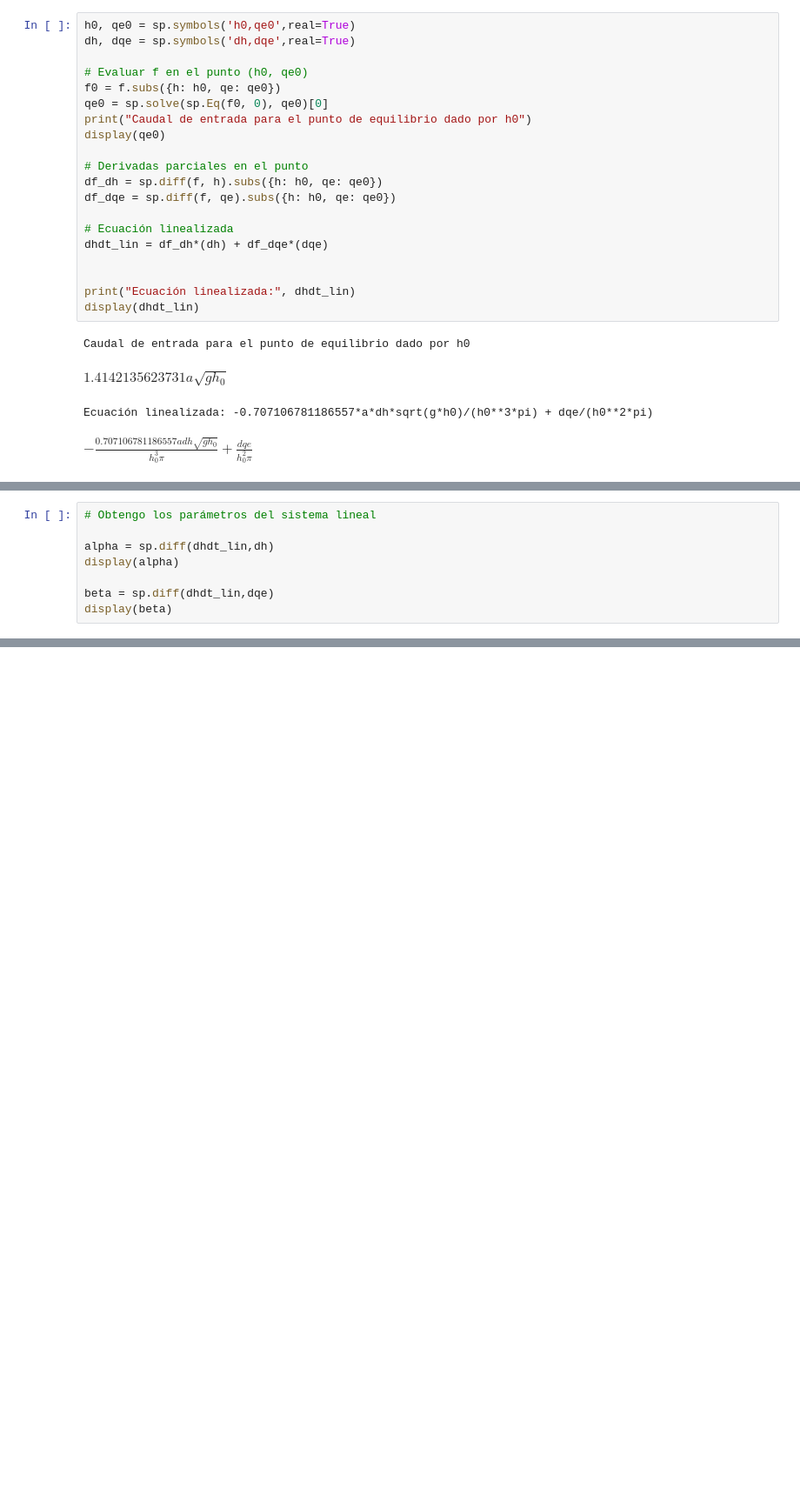
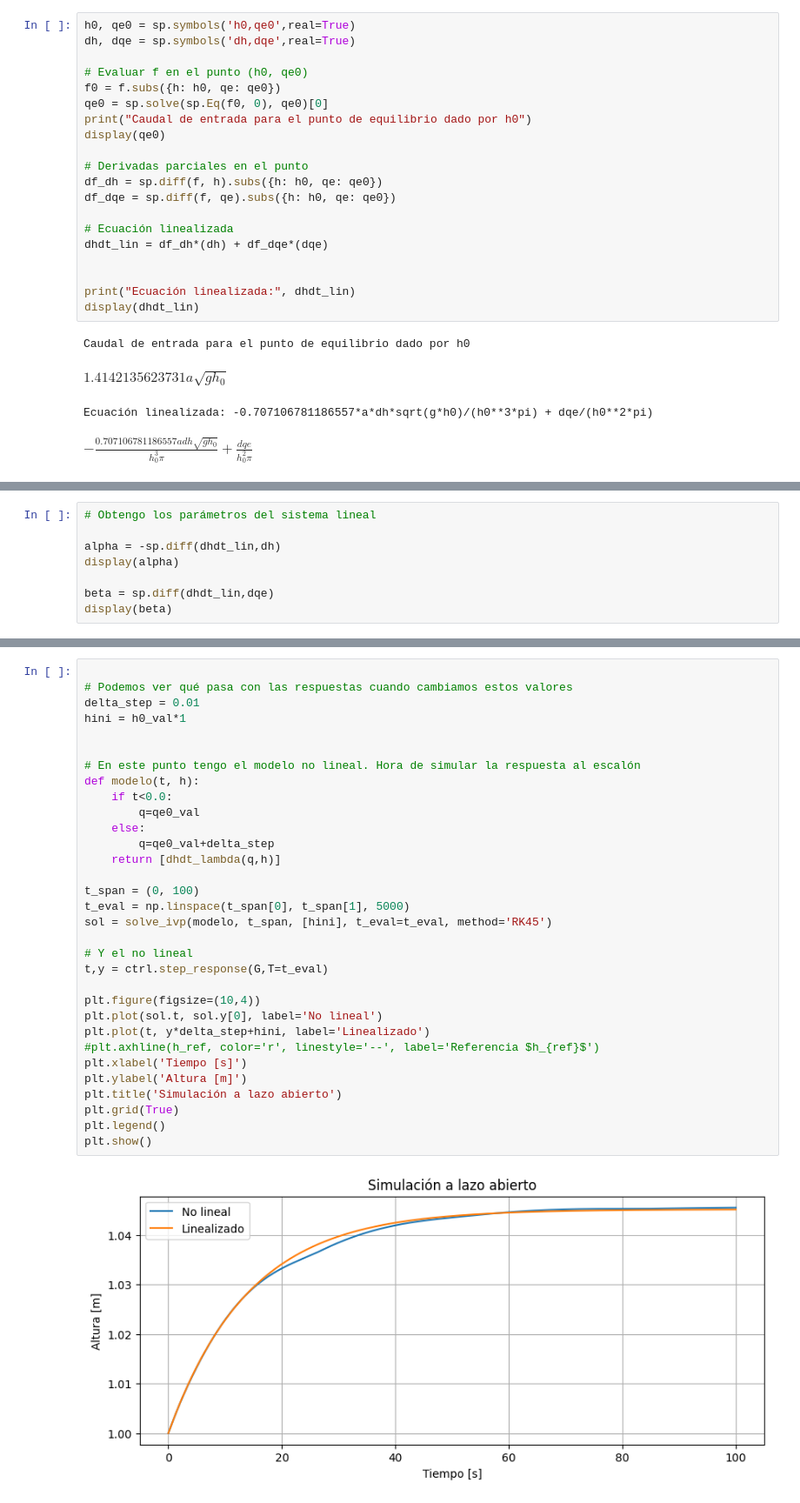
Before and after one commit to pgonfiuba/ica, a Jupyter notebook: 0. Introduccion/control_tanque_conico.ipynb, the cells around one changed output, grey strips where cells are left out. Shown at 87% size. Drawn from its saved outputs; the diff is of its cells as text; blank space fills up the shorter version.

```diff
--- a/0. Introduccion/control_tanque_conico.ipynb
+++ b/0. Introduccion/control_tanque_conico.ipynb
@@ -76,7 +83,7 @@ $\displaystyle - \frac{0.707106781186557 a dh \sqrt{g h_{0}}}{h_{0}^{3} \pi} + \
 # %%
 # Obtengo los parámetros del sistema lineal
 
-alpha = sp.diff(dhdt_lin,dh)
+alpha = -sp.diff(dhdt_lin,dh)
 display(alpha)
 
 beta = sp.diff(dhdt_lin,dqe)
@@ -86,0 +128,34 @@ $\displaystyle \frac{1}{h_{0}^{2} \pi}$
+# %%
+
+# Podemos ver qué pasa con las respuestas cuando cambiamos estos valores
+delta_step = 0.01
+hini = h0_val*1
+
+
+# En este punto tengo el modelo no lineal. Hora de simular la respuesta al escalón
+def modelo(t, h):
+    if t<0.0:
+        q=qe0_val
+    else:
+        q=qe0_val+delta_step
+    return [dhdt_lambda(q,h)]
+
+t_span = (0, 100)
+t_eval = np.linspace(t_span[0], t_span[1], 5000)
+sol = solve_ivp(modelo, t_span, [hini], t_eval=t_eval, method='RK45')
+
+# Y el no lineal
+t,y = ctrl.step_response(G,T=t_eval)
+
+plt.figure(figsize=(10,4))
+plt.plot(sol.t, sol.y[0], label='No lineal')
+plt.plot(t, y*delta_step+hini, label='Linealizado')
+#plt.axhline(h_ref, color='r', linestyle='--', label='Referencia $h_{ref}$')
+plt.xlabel('Tiempo [s]')
+plt.ylabel('Altura [m]')
+plt.title('Simulación a lazo abierto')
+plt.grid(True)
+plt.legend()
+plt.show()
+# %% [output]
+[figure, added]
```
Also changed, not shown: parts of 5 cells of this notebook.
